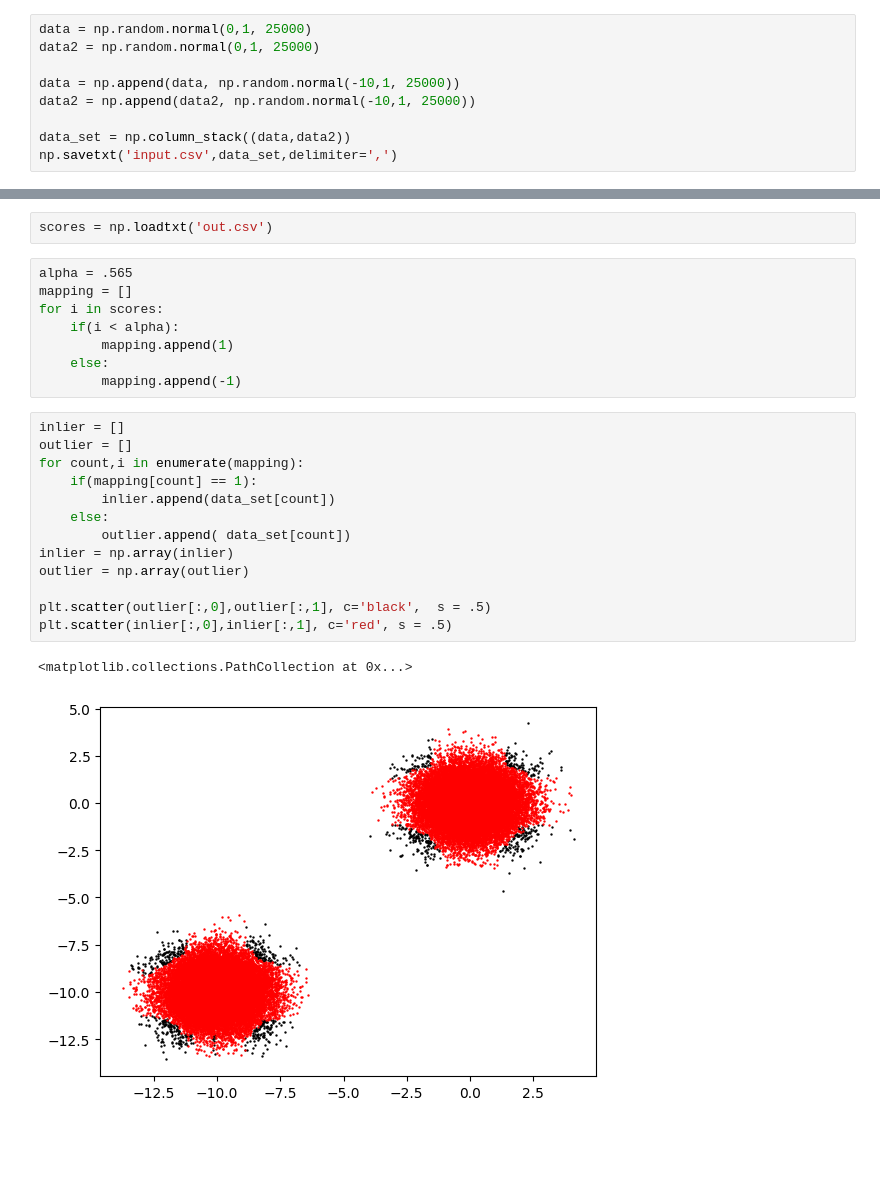
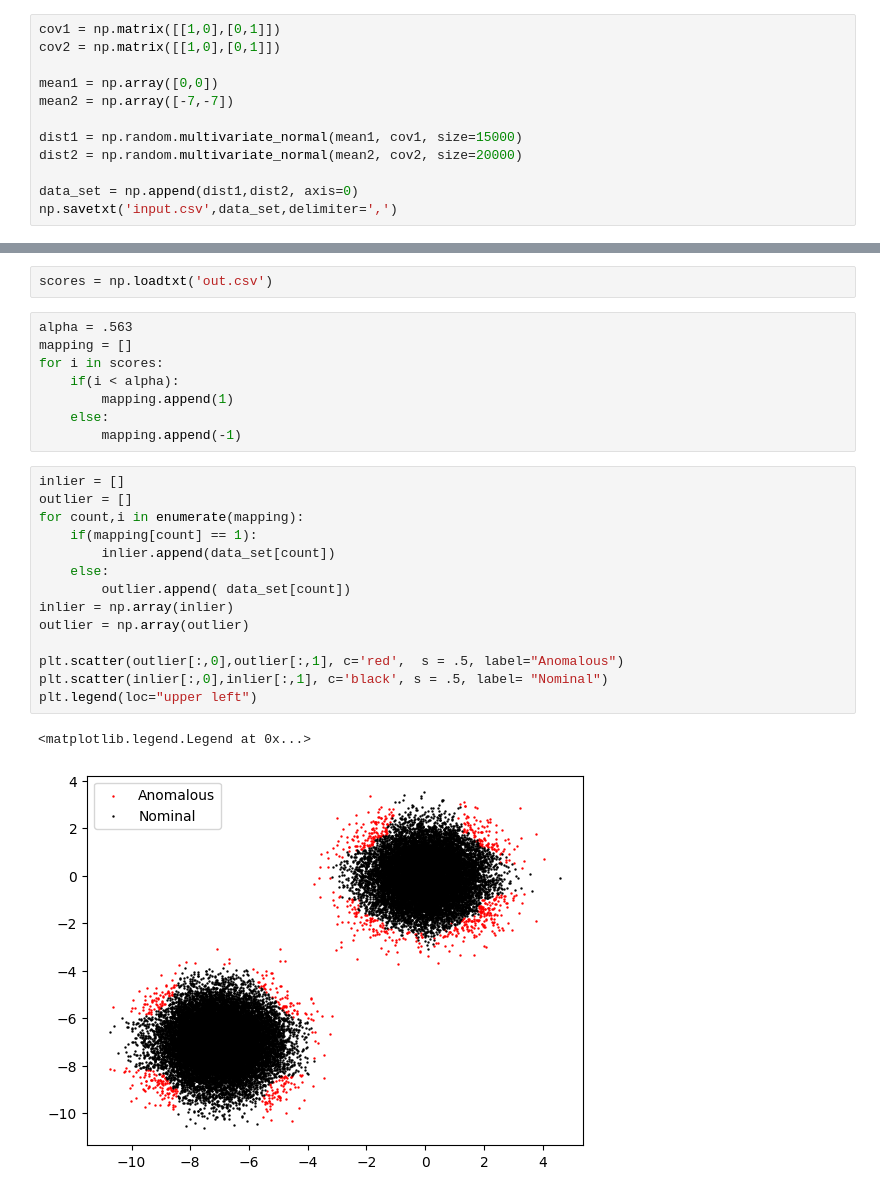
Before and after one commit to Ben-Schneider-code/IForest-Experiments, a Jupyter notebook: Partition strat.ipynb, the cells around one changed output, grey strips where cells are left out. Saved outputs shown, nothing was run; the diff lists cells and outputs as text; blank space fills up the shorter version.

Commit message:
star_visual_1

```diff
--- a/Partition strat.ipynb
+++ b/Partition strat.ipynb
@@ -4,13 +4,16 @@ import numpy as np
 import pandas as pd
 import matplotlib.pyplot as plt
 # %%
-data = np.random.normal(0,1, 25000)
-data2 = np.random.normal(0,1, 25000)
+cov1 = np.matrix([[1,0],[0,1]])
+cov2 = np.matrix([[1,0],[0,1]])
 
-data = np.append(data, np.random.normal(-10,1, 25000))
-data2 = np.append(data2, np.random.normal(-10,1, 25000))
+mean1 = np.array([0,0])
+mean2 = np.array([-7,-7])
 
-data_set = np.column_stack((data,data2))
+dist1 = np.random.multivariate_normal(mean1, cov1, size=15000)
+dist2 = np.random.multivariate_normal(mean2, cov2, size=20000)
+
+data_set = np.append(dist1,dist2, axis=0)
 np.savetxt('input.csv',data_set,delimiter=',')
 # %%
 plt.scatter(data_set[:,0],data_set[:,1])
@@ -24,7 +27,7 @@ os.system("python main.py input.csv out.csv")
 # %%
 scores = np.loadtxt('out.csv')
 # %%
-alpha = .565
+alpha = .563
 mapping = []
 for i in scores:
     if(i < alpha):
@@ -34,16 +37,17 @@ for i in scores:
 # %%
 inlier = []
 outlier = []
 for count,i in enumerate(mapping):
     if(mapping[count] == 1):
         inlier.append(data_set[count])
     else:
         outlier.append( data_set[count])
 inlier = np.array(inlier)
 outlier = np.array(outlier)
 
-plt.scatter(outlier[:,0],outlier[:,1], c='black',  s = .5)
-plt.scatter(inlier[:,0],inlier[:,1], c='red', s = .5)
+plt.scatter(outlier[:,0],outlier[:,1], c='red',  s = .5, label="Anomalous")
+plt.scatter(inlier[:,0],inlier[:,1], c='black', s = .5, label= "Nominal")
+plt.legend(loc="upper left")
 # %% [output]
-<matplotlib.collections.PathCollection at 0x...>
+<matplotlib.legend.Legend at 0x...>
-[figure, old version]
+[figure, new version]
```
Also changed, not shown: parts of 2 cells of this notebook, 2 other files.
